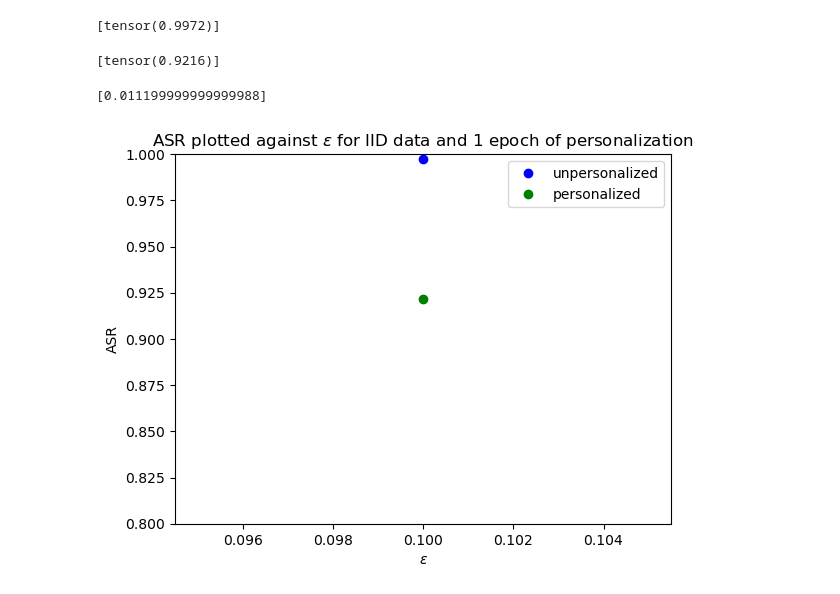
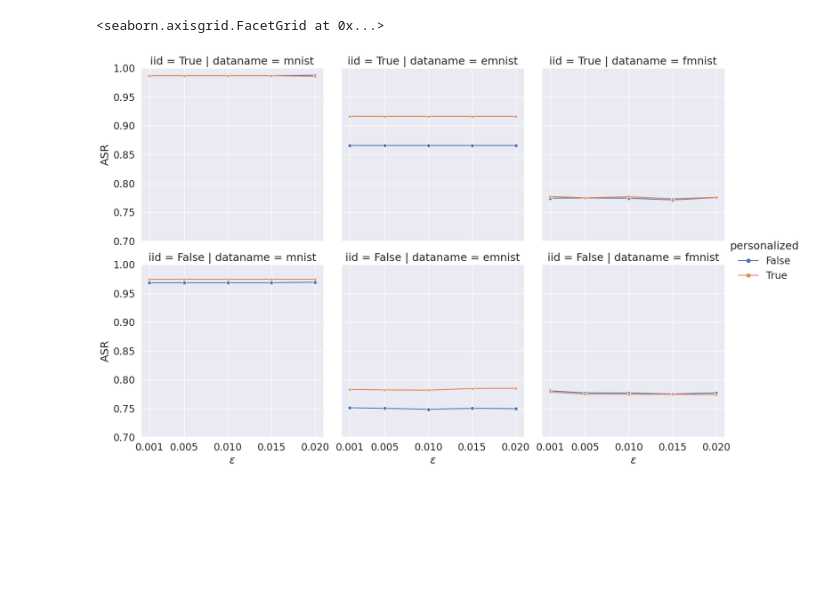
Before and after one commit to teunpe/sniper-backdoor, a Jupyter notebook: testspace.ipynb, the cells around one changed output. Saved outputs shown, nothing was run; the diff lists cells and outputs as text; code cells hidden in the pictures; blank space fills up the shorter version.

Commit message:
working mnist, emnist and fmnist computation for iid and non iid. ASR plotting.

```diff
--- a/testspace.ipynb
+++ b/testspace.ipynb
@@ -10,9 +12,10 @@ import matplotlib.pyplot as plt
 # %%
 class args():
-    dir = './'
-    dataname = 'mnist'
+    dir = '/home/teun/internship/cluster/results'
+    datanames = ['mnist', 'emnist', 'fmnist']
     seed = 1
     epsilon = 0.1
     source_label=0
     target_label=1
-    epsilons=[0.1]
+    epsilons=[0.001, 0.005, 0.010, 0.015, 0.020]
+    iid = "True"
@@ -76,24 +104,14 @@ backdoored_cads
-# %%
-backdoored_asrs
-# %% [output]
-[tensor(0.9972)]
-# %%
-personalized_asrs
-# %% [output]
-[tensor(0.9216)]
-# %%
-personalized_cads
-# %% [output]
-[0.011199999999999988]
-# %%
-plt.figure()
-plt.plot(args.epsilons, backdoored_asrs, 'bo', label='unpersonalized')
-plt.plot(args.epsilons, personalized_asrs, 'go', label='personalized')
-plt.legend()
-plt.ylim((0.8,1))
-plt.xlabel('$\epsilon$')
-plt.ylabel('ASR')
-plt.title('ASR plotted against $\epsilon$ for IID data and 1 epoch of personalization')
-plt.show()
-# %% [output]
-[figure, removed]
+# %%
+sns.set_theme(style='darkgrid')
+sns.color_palette('colorblind')
+sns.set_theme(font_scale=1.5)
+g = sns.relplot(data=df, kind='line',
+            x='epsilon', y='asr', hue='personalized', style='personalized', col='dataname', row='iid',
+            dashes=False, markers=True, row_order=[True, False])
+plt.xticks([0.001, 0.005, 0.010, 0.015, 0.020])
+plt.ylim([0.7, 1])
+g.set_ylabels('ASR')
+g.set_xlabels('$\epsilon$')
+# %% [output]
+<seaborn.axisgrid.FacetGrid at 0x...>
+[figure, added]
```
Also changed, not shown: parts of 4 cells of this notebook, 3 other files.
